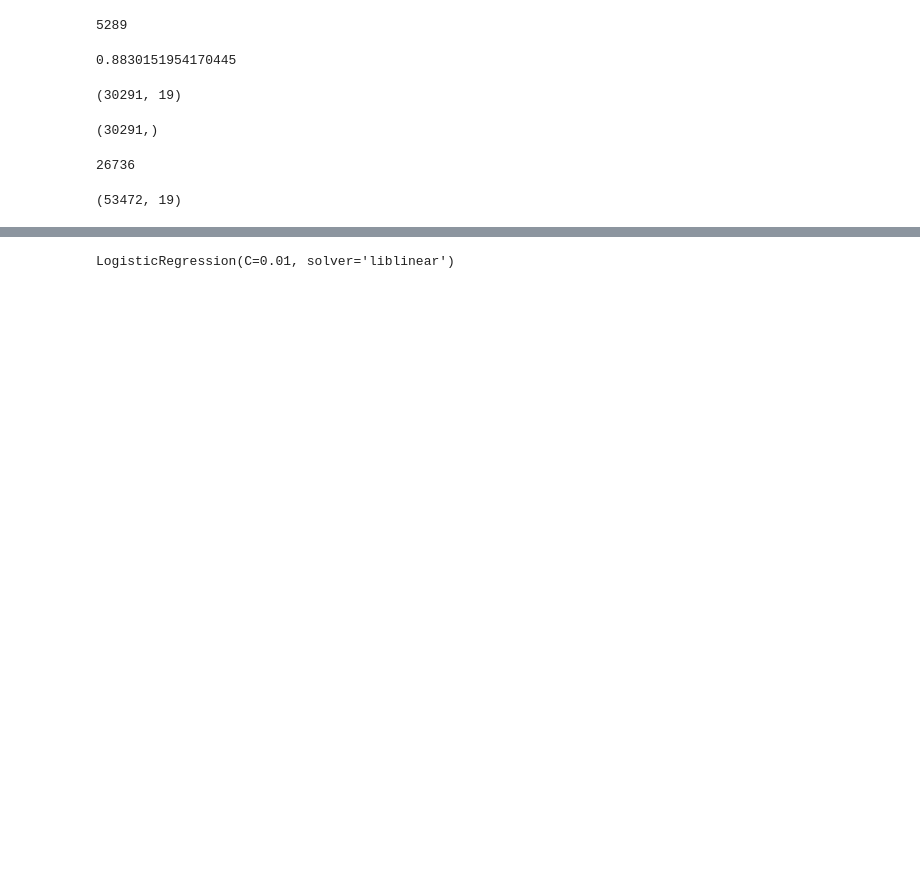
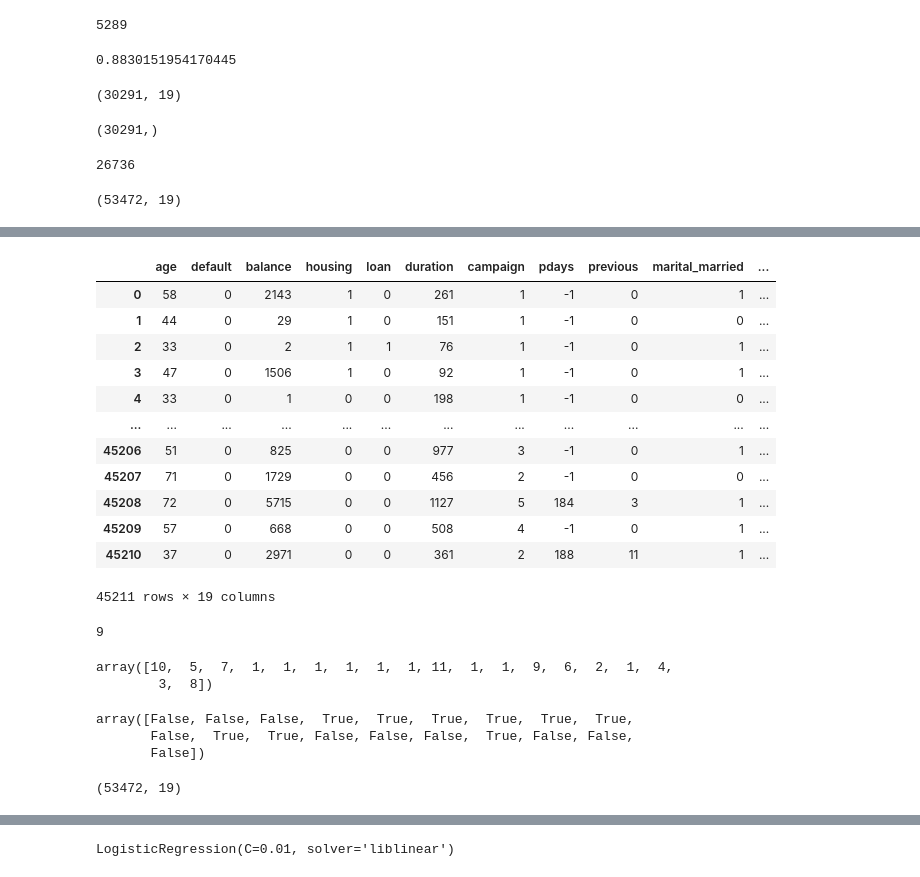
Before and after one commit to hperez/ExcelR_DataScience_Assignments, a Jupyter notebook: Logistic Regression/Logistic Regression.ipynb, the cells around one changed output, grey strips where cells are left out. Cells and saved outputs as stored; diff of their text form; code cells hidden in the pictures; blank space fills up the shorter version.

```diff
--- a/Logistic Regression/Logistic Regression.ipynb
+++ b/Logistic Regression/Logistic Regression.ipynb
@@ -433,0 +453,16 @@ weighted avg       0.89      0.81      0.84     14920
+# %%
+X
+# %% [output]
+|  | age | default | balance | housing | loan | duration | campaign | pdays | previous | marital_married | ... |
+| 0 | 58 | 0 | 2143 | 1 | 0 | 261 | 1 | -1 | 0 | 1 | ... |
+| 1 | 44 | 0 | 29 | 1 | 0 | 151 | 1 | -1 | 0 | 0 | ... |
+| 2 | 33 | 0 | 2 | 1 | 1 | 76 | 1 | -1 | 0 | 1 | ... |
+| 3 | 47 | 0 | 1506 | 1 | 0 | 92 | 1 | -1 | 0 | 1 | ... |
+| 4 | 33 | 0 | 1 | 0 | 0 | 198 | 1 | -1 | 0 | 0 | ... |
+| ... | ... | ... | ... | ... | ... | ... | ... | ... | ... | ... | ... |
+| 45206 | 51 | 0 | 825 | 0 | 0 | 977 | 3 | -1 | 0 | 1 | ... |
+| 45207 | 71 | 0 | 1729 | 0 | 0 | 456 | 2 | -1 | 0 | 0 | ... |
+| 45208 | 72 | 0 | 5715 | 0 | 0 | 1127 | 5 | 184 | 3 | 1 | ... |
+| 45209 | 57 | 0 | 668 | 0 | 0 | 508 | 4 | -1 | 0 | 1 | ... |
+| 45210 | 37 | 0 | 2971 | 0 | 0 | 361 | 2 | 188 | 11 | 1 | ... |
+45211 rows × 19 columns
@@ -433,0 +476,19 @@ weighted avg       0.89      0.81      0.84     14920
+# %%
+fit.n_features_
+# %% [output]
+9
+# %%
+fit.ranking_
+# %% [output]
+array([10,  5,  7,  1,  1,  1,  1,  1,  1, 11,  1,  1,  9,  6,  2,  1,  4,
+        3,  8])
+# %%
+fit.support_
+# %% [output]
+array([False, False, False,  True,  True,  True,  True,  True,  True,
+       False,  True,  True, False, False, False,  True, False, False,
+       False])
+# %%
+X_train_res.shape
+# %% [output]
+(53472, 19)
```
Also changed, not shown: parts of 27 cells of this notebook.
